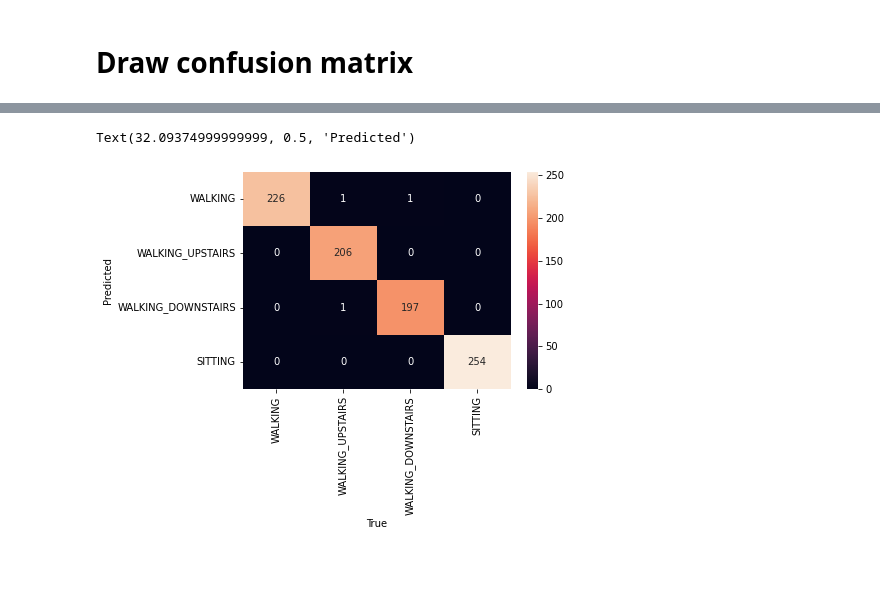
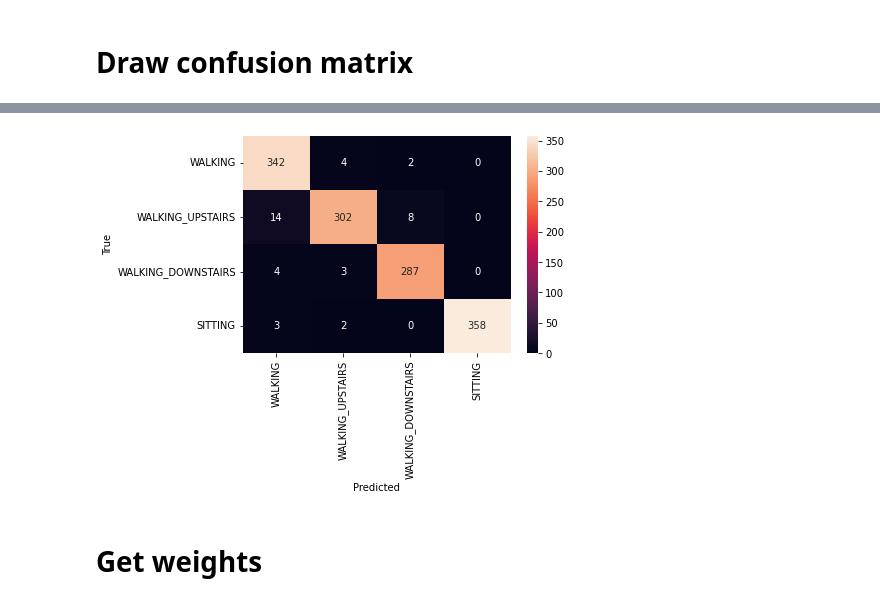
Before and after one commit to yuejunfeng0909/CG4002_CNN_Model, a Jupyter notebook: CNN.ipynb, the cells around one changed output, grey strips where cells are left out. Cells and saved outputs as stored; diff of their text form; code cells hidden in the pictures; blank space fills up the shorter version.

```diff
--- a/CNN.ipynb
+++ b/CNN.ipynb
@@ -85,8 +89,18 @@ def load_dataset(data_dir):
 
     dataset_y = to_categorical(dataset_y)
     return np.array(dataset_x), np.array(dataset_y)
+
+# load dataset
 dataset_x, dataset_y = load_dataset("HAPT Data Set/RawData")
-train_x, test_x, train_y, test_y = train_test_split(dataset_x, dataset_y, test_size=0.2, random_state=42)
+
+# split into train and test sets
+train_x, test_x, train_y, test_y = train_test_split(dataset_x, dataset_y, test_size=0.3, stratify = dataset_y)
+
+# summary of test dataset
+test = np.argmax(test_y, axis=1)
+print("\nTest set distribution")
+for i in range(N_classes):
+    print("Class " + str(i) + " has " + str(test.tolist().count(i)) + " samples")
 # %% [output]
 Dataset initialized with size: 4429
 Class 0 has 1161 samples
@@ -95,0 +116,19 @@ Class 3 has 1211 samples
+# %%
+model = Sequential()
+model.add(Conv1D(6, 20, strides=10, activation='relu', input_shape=(6, 100), data_format='channels_first'))
+model.add(Dropout(0.5)) # 50% dropout
+# model.add(Conv1D(32, 40, activation='relu', data_format='channels_first'))
+model.add(Flatten())
+# model.add(Dense(16, activation='relu'))
+model.add(Dense(N_classes, activation='softmax'))
+
+model.compile(loss='categorical_crossentropy', optimizer='adam', metrics=['accuracy'])
+model.summary()
+
+# performance before training
+y_prediction = np.argmax(model.predict(test_x), axis=1)
+result = confusion_matrix(np.argmax(test_y, axis=1), y_prediction)
+sns.heatmap(result, annot=True, fmt="d", xticklabels=classes, yticklabels=classes)
+plt.xlabel("Predicted")
+plt.ylabel("True")
+plt.show()
@@ -96,14 +155,4 @@ Class 3 has 1211 samples
 # %%
-model = Sequential()
-model.add(Conv1D(16, 20, activation='relu', input_shape=(6, 100), data_format='channels_first'))
-model.add(Dropout(0.5)) # 50% dropout
-# model.add(Conv1D(32, 40, activation='relu', data_format='channels_first'))
-model.add(Flatten())
-model.add(Dense(16, activation='relu'))
-model.add(Dense(N_classes, activation='softmax'))
-
-model.compile(loss='categorical_crossentropy', optimizer='adam', metrics=['accuracy'])
-
 # checkpoint callback
 checkpoint_filepath = "model_checkpoint/"
 model_checkpoint_callback = ModelCheckpoint(
@@ -161,6 +210,6 @@ model.load_weights(checkpoint_filepath)
 y_prediction = np.argmax(model.predict(test_x), axis=1)
 result = confusion_matrix(np.argmax(test_y, axis=1), y_prediction)
 sns.heatmap(result, annot=True, fmt="d", xticklabels=classes, yticklabels=classes)
-plt.xlabel("True")
-plt.ylabel("Predicted")
+plt.xlabel("Predicted")
+plt.ylabel("True")
 # %% [output]
@@ -168,3 +217,4 @@ plt.ylabel("Predicted")
-Text(32.09374999999999, 0.5, 'Predicted')
-[figure, old version]
+[figure, new version]
+# %% [markdown]
+# Get weights
 # %%
```
Also changed, not shown: parts of 6 cells of this notebook.
